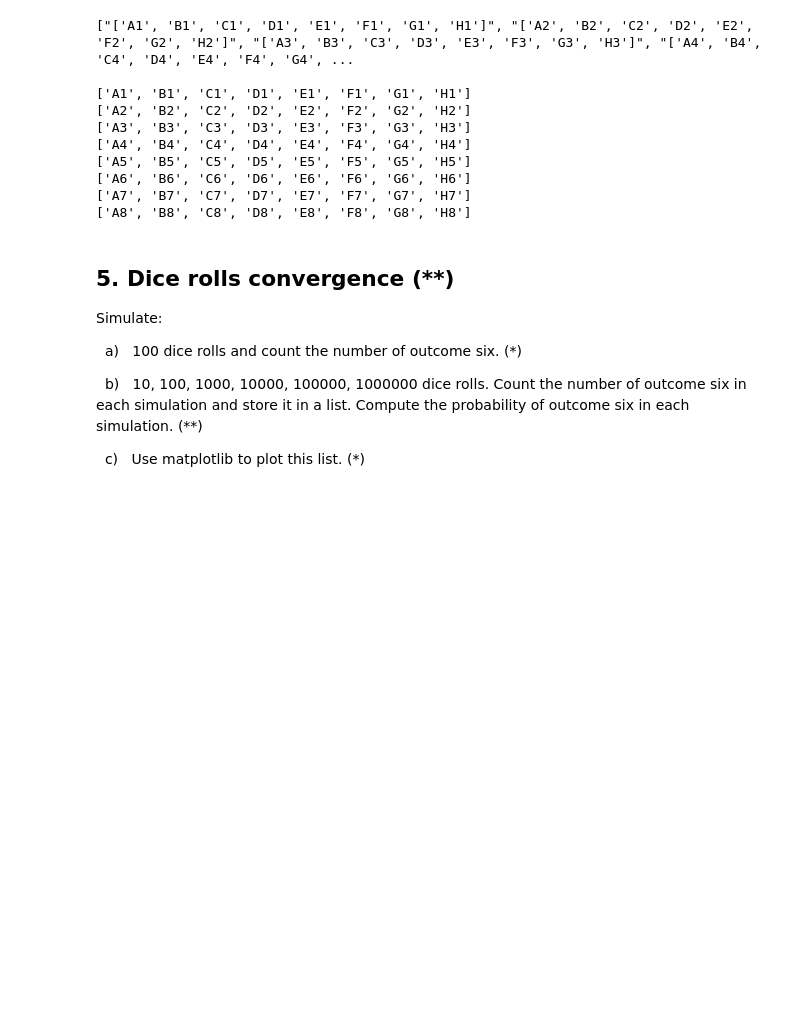
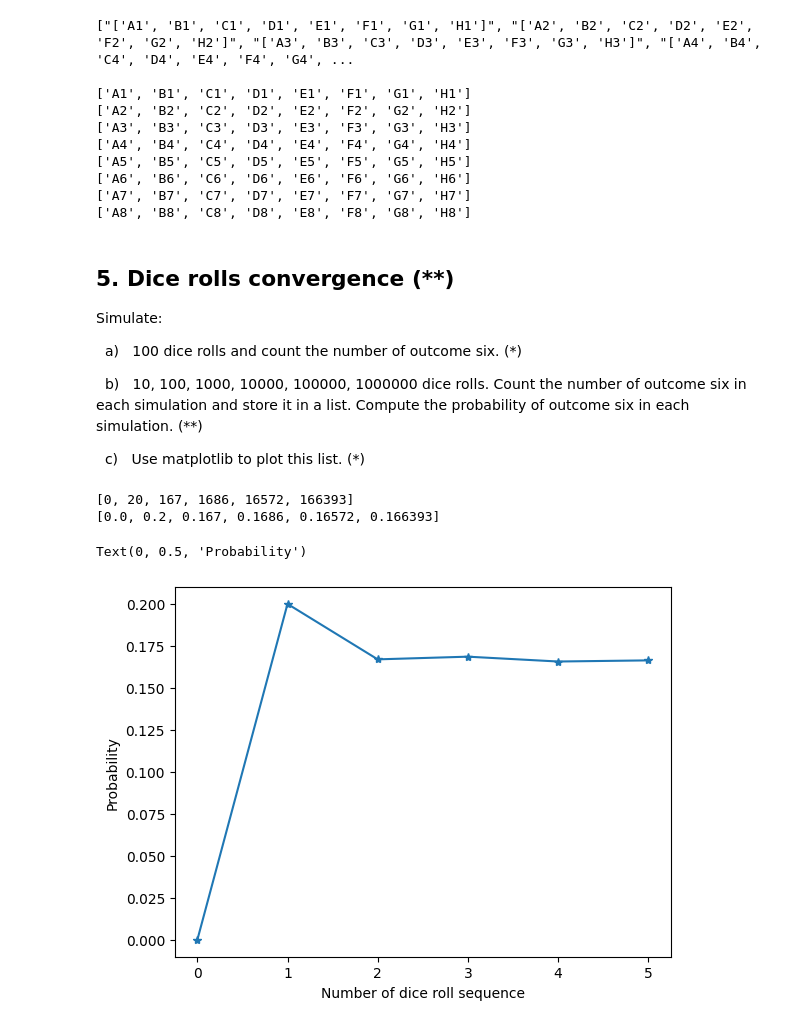
Before and after one commit to Crudeerz/Python-Rasmus-Berghall, a Jupyter notebook: Exercises/Exercise04-lists.ipynb, the cells around one changed output. Drawn from its saved outputs; the diff is of its cells as text; code cells hidden in the pictures; blank space fills up the shorter version.

```diff
--- a/Exercises/Exercise04-lists.ipynb
+++ b/Exercises/Exercise04-lists.ipynb
@@ -161,3 +161,29 @@ Simulate:
 &nbsp; b) &nbsp; 10, 100, 1000, 10000, 100000, 1000000 dice rolls. Count the number of outcome six in each simulation and store it in a list. Compute the probability of outcome six in each simulation. (**)
 
 &nbsp; c) &nbsp; Use matplotlib to plot this list. (*)
+# %%
+### a) ###
+import random
+
+dice_rolls = [random.randint(1,6) for x in range(100)]
+#print(dice_rolls.count(6))
+
+result = []
+prob = []
+i = 10
+while i < 1000001:
+    dice_rolls = [random.randint(1,6) for x in range(i)]
+    result.append(dice_rolls.count(6))
+    prob.append(dice_rolls.count(6)/i)
+    i *= 10
+print(result)
+print(prob)
+
+plt.plot(prob, '-*')
+plt.xlabel('Number of dice roll sequence')
+plt.ylabel('Probability')
+# %% [output]
+[0, 20, 167, 1686, 16572, 166393]
+[0.0, 0.2, 0.167, 0.1686, 0.16572, 0.166393]
+Text(0, 0.5, 'Probability')
+[figure, added]
```
Also changed, not shown: parts of 3 cells of this notebook, 2 other files.
